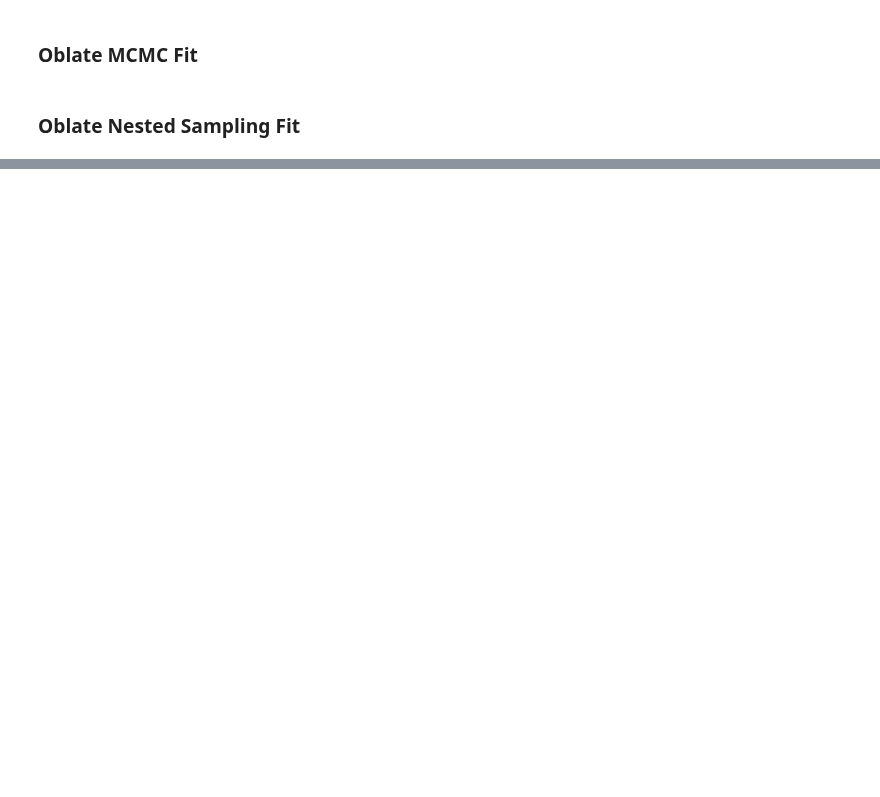
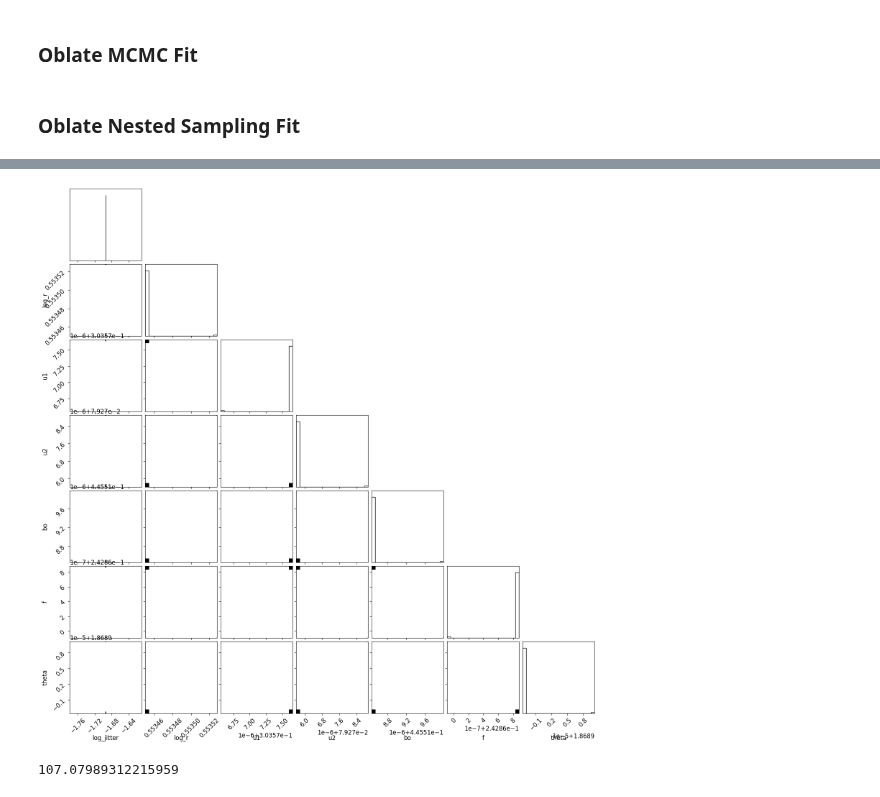
Before and after one commit to shishirdholakia/eclipsoid, a Jupyter notebook: notebooks/FittingOblatePlanet.ipynb, the cells around one changed output, grey strips where cells are left out. Saved outputs shown, nothing was run; the diff lists cells and outputs as text; code cells hidden in the pictures; blank space fills up the shorter version.

```diff
--- a/notebooks/FittingOblatePlanet.ipynb
+++ b/notebooks/FittingOblatePlanet.ipynb
@@ -78,5 +81,16 @@ Text(0.5, 0, 'Time')
+# %%
+def u_to_q(u1,u2):
+    q1 = (u1 + u2)**2
+    q2 = 0.5*u1*(u1 + u2)**(-1)
+    return q1,q2
+def q_to_u(q1, q2):
+    u1 = 2.*jnp.sqrt(jnp.abs(q1))*q2
+    u2 = jnp.sqrt(jnp.abs(q1))*(1.-2.*q2)
+    return u1,u2
+u_to_q(0.3,0.2)
 # %%
 numpyro.enable_x64()
+
 def model(t, yerr, y=None):
     # If we wanted to fit for all the parameters, we could use the following,
     # but we'll keep these fixed for simplicity.
@@ -87,11 +101,12 @@ def model(t, yerr, y=None):
     log_jitter = numpyro.sample("log_jitter", dist.Normal(jnp.log(yerr), 1.0))
     log_r = numpyro.sample("log_r", dist.Normal(jnp.log(0.1), 2.0))
     r = numpyro.deterministic("r", jnp.exp(log_r))
-    u1 = numpyro.sample("u1", dist.Normal(0.3, 0.1))
-    u2 = numpyro.sample("u2", dist.Normal(0.2, 0.1))
-    bo = numpyro.sample("bo", dist.Uniform(0,1))
-    f = numpyro.sample("f", dist.Uniform(0,1))
-    theta = numpyro.sample("theta", dist.Uniform(0,jnp.pi))
+    q1 = numpyro.sample("q1", dist.Normal(0.25, 0.1))
+    q2 = numpyro.sample("q2", dist.Normal(0.3, 0.1))
+    bo = numpyro.sample("bo", dist.Uniform(0.0,1.0))
+    f = numpyro.sample("f", dist.Uniform(0.0,1.0))
+    theta = numpyro.sample("theta", dist.Uniform(0.0,jnp.pi))
+    u1,u2 = numpyro.deterministic("u",q_to_u(q1,q2))
     params = {
         'period':period_true,
         't0': 1.0,
@@ -145,7 +160,7 @@ az.summary(inf_data_wn, var_names=["log_jitter", "log_r", "u1", "u2", "bo", "f",
 from numpyro.contrib.nested_sampling import NestedSampler
 from jaxns.prior_transforms.prior import UniformBase
 # %%
-ns = NestedSampler(model)
+ns = NestedSampler(model,constructor_kwargs={'num_parallel_samplers':40})
 ns.run(jax.random.PRNGKey(2), t, yerr, lc)
 
 ns_samples = ns.get_samples(jax.random.PRNGKey(121), num_samples=10000)
@@ -156,0 +219,13 @@ az.summary(inf_data, var_names=["log_jitter", "log_r", "u1", "u2", "bo", "f", "t
+# %%
+flat_samples = []
+truth_list = []
+for i,v in enumerate(varnames):
+    flat_samples_i = ns_samples[v]
+    flat_samples.append(flat_samples_i)
+flat_samples = np.array(flat_samples)
+# %%
+import corner
+varnames = ["log_jitter", "log_r", "u1", "u2", "bo", "f", "theta"]
+fig = corner.corner(flat_samples.T,range=[0.001,1,1,1,1,1,1],labels=varnames,truth=[yerr,jnp.log(true_params['radius']),true_params['u'][0],true_params['u'][1],true_params['bo'],true_params['f'],true_params['theta']])
+plt.savefig('oblate_corner.png')
+# %% [output]
@@ -156,0 +249,6 @@ az.summary(inf_data, var_names=["log_jitter", "log_r", "u1", "u2", "bo", "f", "t
+[figure, added]
+# %%
+[yerr,jnp.log(true_params['radius']),true_params['u'][0],true_params['u'][1],true_params['bo'],true_params['f'],true_params['theta']]
+np.degrees(np.mean(flat_samples.T[:,6]))
+# %% [output]
+107.07989312215959
```
Also changed, not shown: parts of 8 cells of this notebook, 1 other file.
